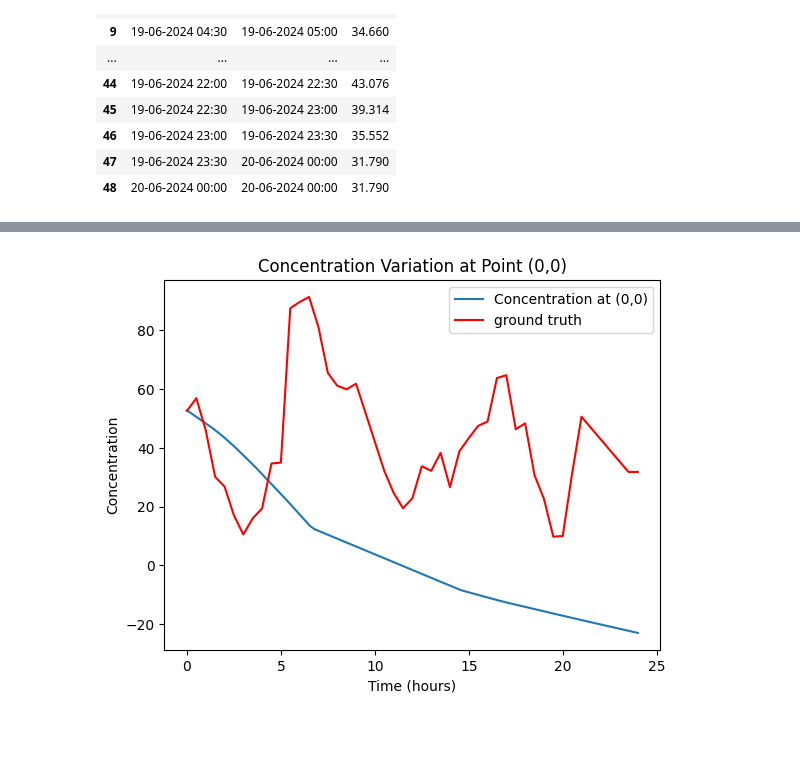
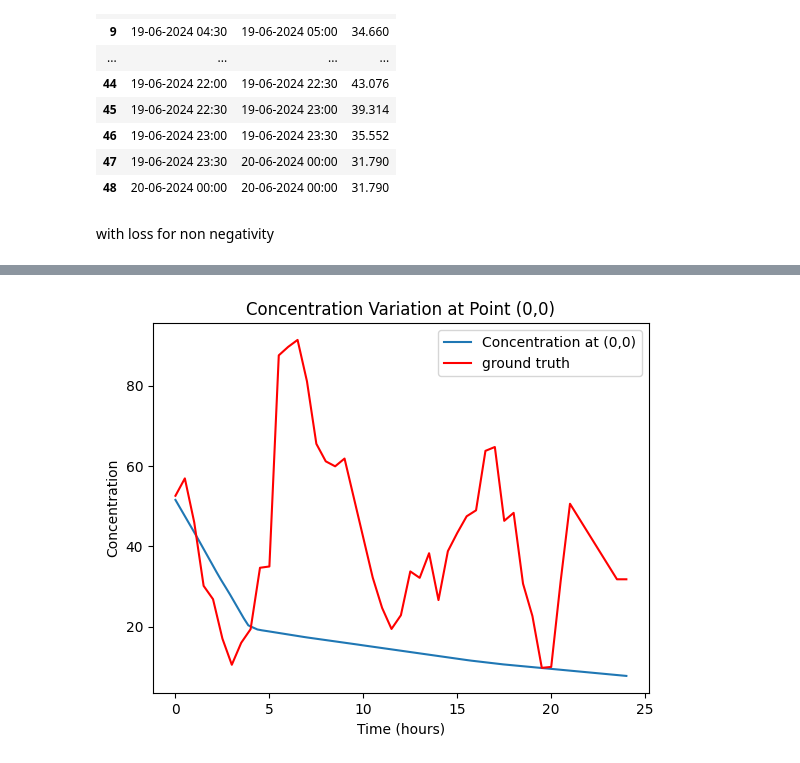
Before and after one commit to DivyamGupta12/pollutionpredictor, a Jupyter notebook: notebook/ctm.ipynb, the cells around one changed output, grey strips where cells are left out. Drawn from its saved outputs; the diff is of its cells as text; code cells hidden in the pictures; blank space fills up the shorter version.

```diff
--- a/notebook/ctm.ipynb
+++ b/notebook/ctm.ipynb
@@ -83,6 +83,8 @@ dataf
 | 46 | 19-06-2024 23:00 | 19-06-2024 23:30 | 35.552 |
 | 47 | 19-06-2024 23:30 | 20-06-2024 00:00 | 31.790 |
 | 48 | 20-06-2024 00:00 | 20-06-2024 00:00 | 31.790 |
+# %% [markdown]
+with loss for non negativity
 # %%
 import torch
 import torch.nn as nn
@@ -131,7 +133,19 @@ def pde_loss(model, x, y, t, u_x, u_y):
     t_boundary = torch.zeros_like(t).requires_grad_(True)
     i = model(x, y, t_boundary)
     loss2 = torch.mean((torch.squeeze(i) - 52.59) ** 2)
-    return loss + loss2
+
+    c*=-1
+    c= torch.relu(c)
+    loss3 = torch.mean(c ** 2)
+
+    # lent = len(dataf['PM2.5'])
+    # t_ground_truth = torch.linspace(0, 24, lent).view(-1, 1).to(device).requires_grad_(True)
+    # x_t = torch.zeros(lent, 1).to(device).requires_grad_(True)
+    # y_t = torch.zeros(lent, 1).to(device).requires_grad_(True)
+    # true = torch.tensor(dataf['PM2.5'].values)
+    # ct = model(x_t,y_t,t_ground_truth)
+    # loss4 = torch.mean((ct - true) ** 2)
+    return loss + 1e-1*loss2+ 1e-1*loss3
 
 device = torch.device('cuda' if torch.cuda.is_available() else 'cpu')
 model = Net().to(device)
@@ -210 +224 @@ Epoch 900: Loss = 10.094963073730469
-[figure, old version]
+[figure, new version]
```
Also changed, not shown: parts of 6 cells of this notebook.
